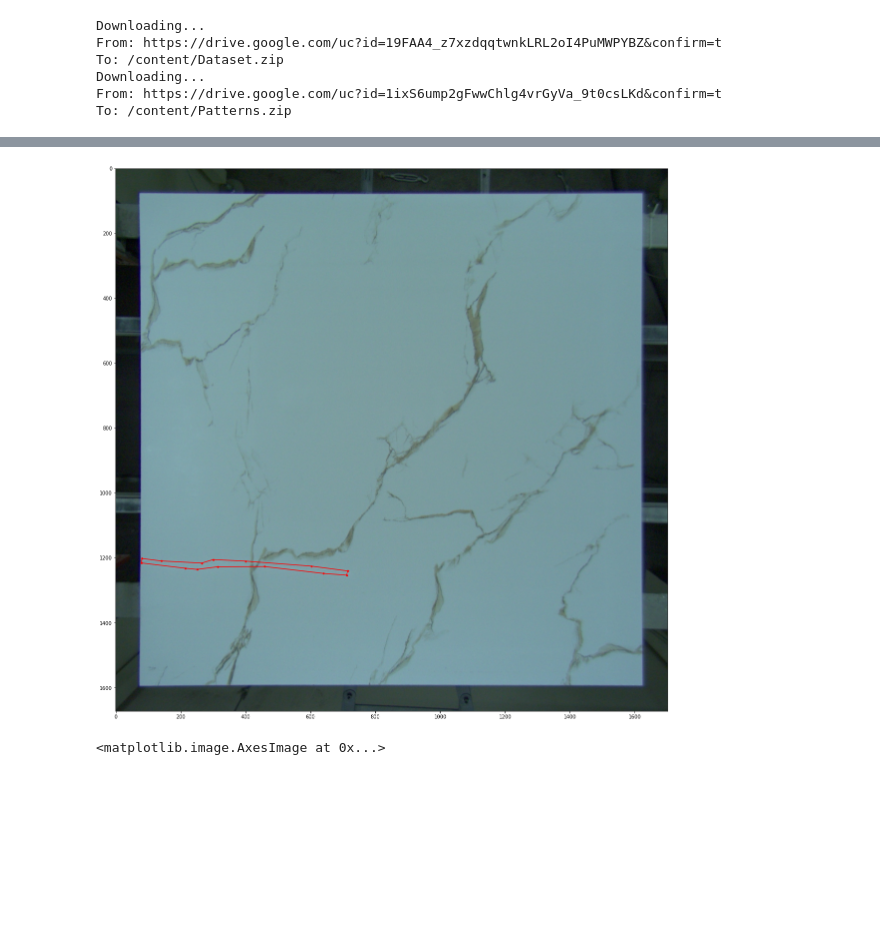
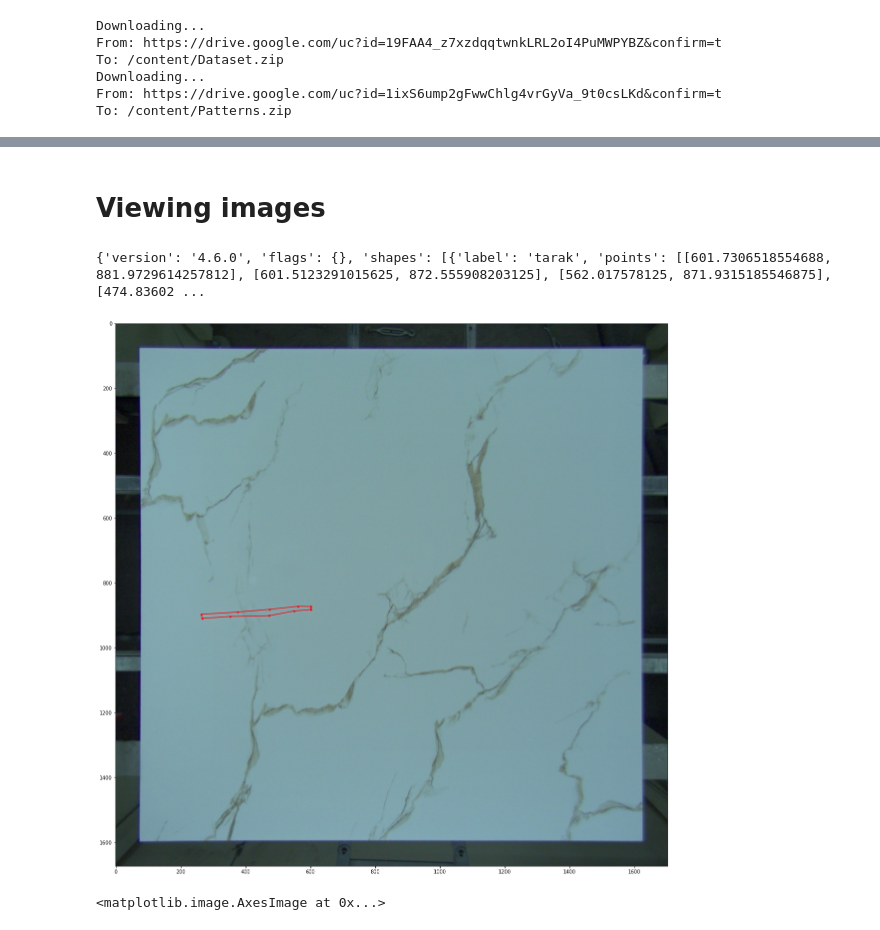
Before and after one commit to parsaeisa/computer_vision_project, a Jupyter notebook: CV_Project_Template.ipynb, the cells around one changed output, grey strips where cells are left out. Cells and saved outputs as stored; diff of their text form; code cells hidden in the pictures; blank space fills up the shorter version.

```diff
--- a/CV_Project_Template.ipynb
+++ b/CV_Project_Template.ipynb
@@ -37,23 +19,27 @@ Archive:  /content/Dataset.zip
 # %%
-img_name = "/content/Dataset/1644362482.7094185.jpg"
+img_name = "/content/Dataset/1644369905.2248352.jpg"
 json_name = img_name[:-3] + "json"
+# %% [markdown]
+# Viewing images
 # %%
-img = cv.imread(img_name)
+img = cv2.imread(img_name)
 
 f = open(json_name, encoding="utf8")
 data = json.load(f)
+print(data)
 f.close()
 
 plt.figure(figsize=(20, 20))
 plt.imshow(img[..., ::-1])
 
 for shape in data["shapes"]:
   points = np.array(shape['points'])
   ind = list(np.arange(points.shape[0])) + [0]
   plt.plot(points[ind, 0], points[ind, 1], 'r.-')
   # plt.plot(points[-1:-3:-1, 0], points[-1:-3:-1, 1], 'r')
 # %% [output]
+{'version': '4.6.0', 'flags': {}, 'shapes': [{'label': 'tarak', 'points': [[601.7306518554688, 881.9729614257812], [601.5123291015625, 872.555908203125], [562.017578125, 871.9315185546875], [474.83602 ...
-[figure, old version]
+[figure, new version]
 # %%
 pattern = cv.imread('/content/Patterns/' + data['pattern'])
 
```
Also changed, not shown: parts of 12 cells of this notebook.
